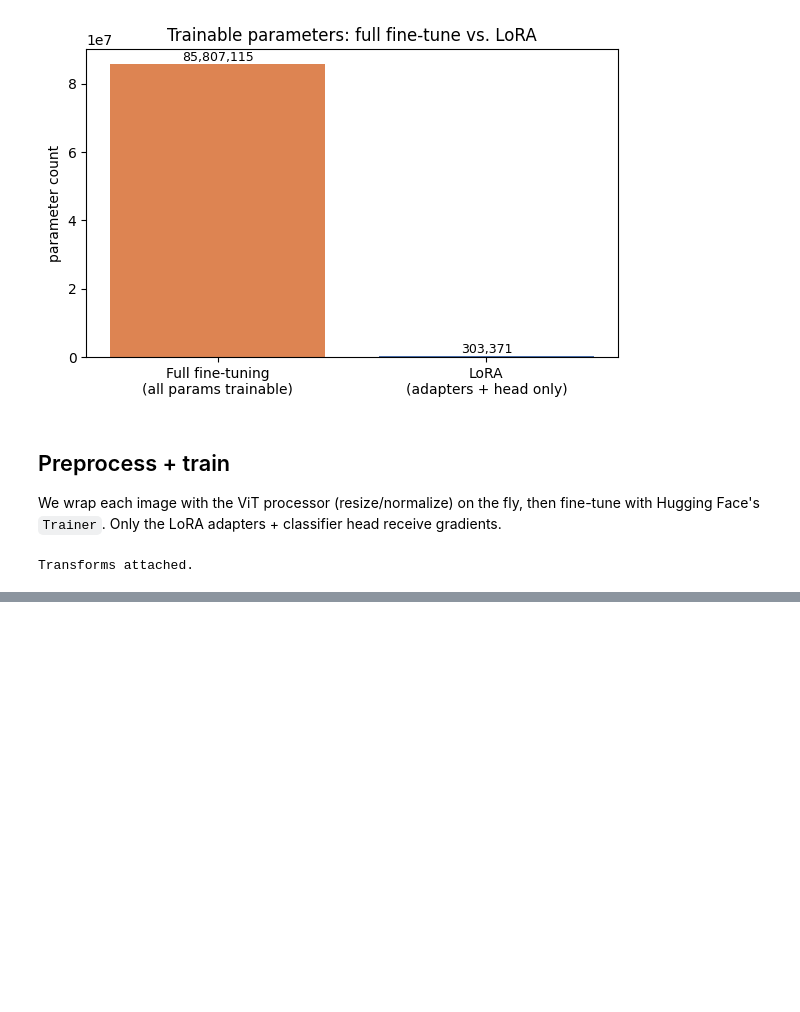
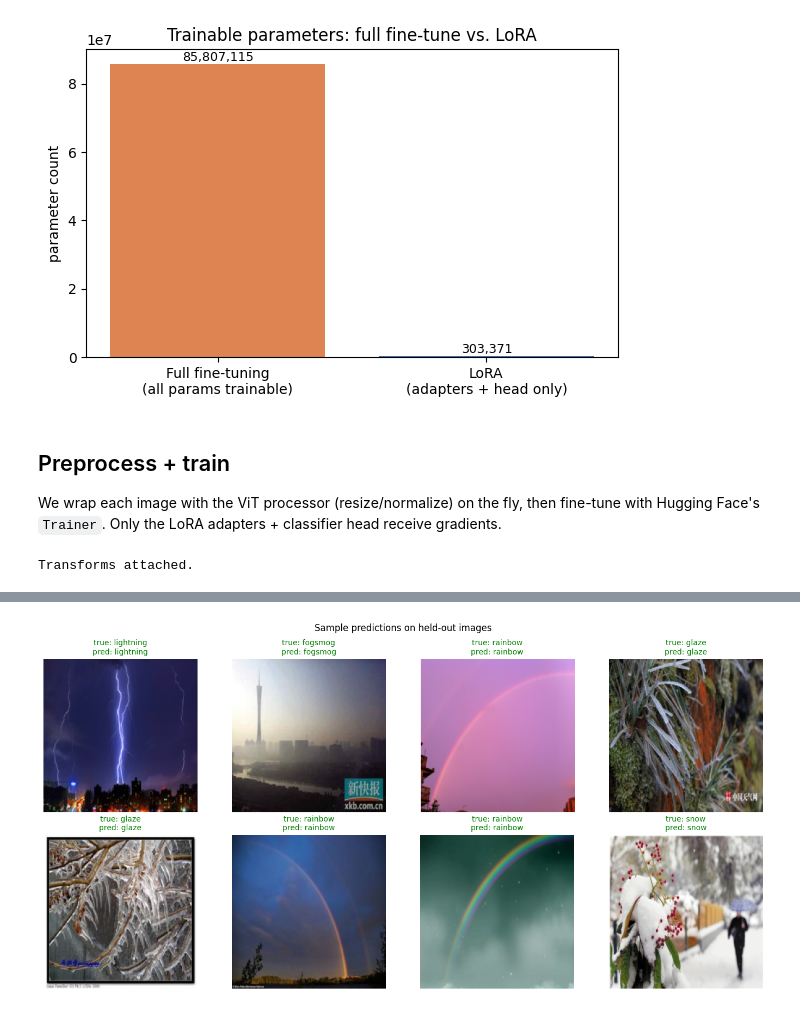
Before and after one commit to vrnarenkumar/weather-vision-lora, a Jupyter notebook: weather_lora_peft.ipynb, the cells around one changed output, grey strips where cells are left out. Cells and saved outputs as stored; diff of their text form; code cells hidden in the pictures; blank space fills up the shorter version.

```diff
--- a/weather_lora_peft.ipynb
+++ b/weather_lora_peft.ipynb
@@ -223,0 +288,20 @@ train_result = trainer.train()
+# %%
+random.seed(1)
+sample_idxs = random.sample(range(len(eval_ds)), 8)
+
+fig, axes = plt.subplots(2, 4, figsize=(14, 7))
+for ax, idx in zip(axes.flat, sample_idxs):
+    example = eval_ds[idx]
+    true_label = label_names[y_true[idx]]
+    pred_label = label_names[y_pred[idx]]
+    img_tensor = example["pixel_values"]
+    img = (np.array(img_tensor).transpose(1, 2, 0) * 0.5 + 0.5).clip(0, 1)
+    ax.imshow(img)
+    color = "green" if true_label == pred_label else "red"
+    ax.set_title(f"true: {true_label}\npred: {pred_label}", color=color, fontsize=10)
+    ax.axis("off")
+plt.suptitle("Sample predictions on held-out images")
+plt.tight_layout()
+plt.show()
+# %% [output]
+[figure, added]
```
Also changed, not shown: parts of 4 cells of this notebook.
